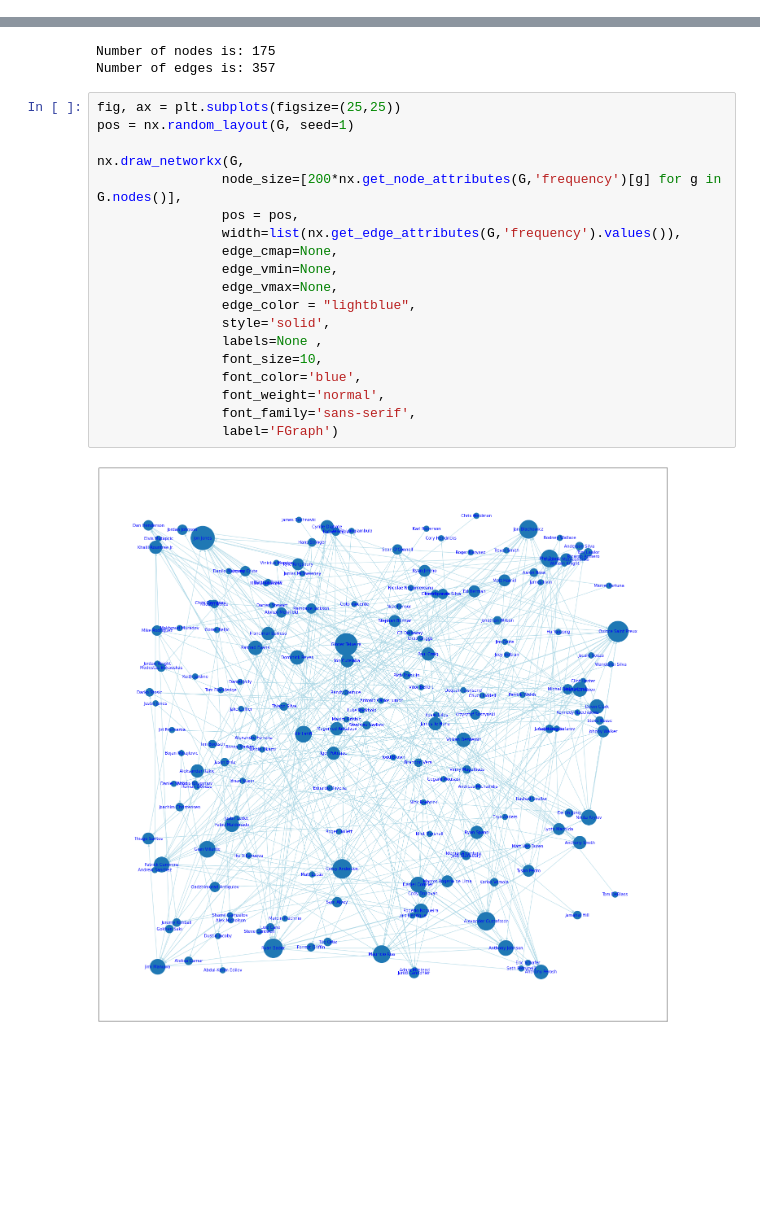
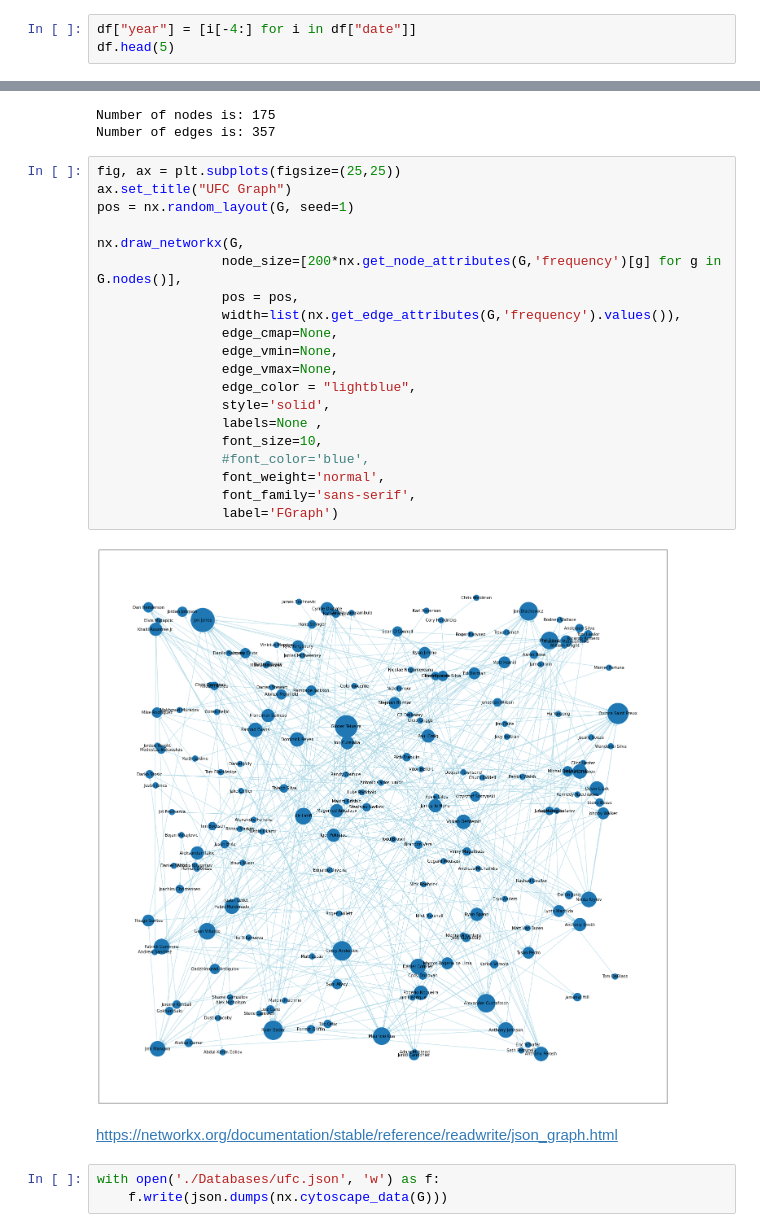
Before and after one commit to GermanoAndrade/BD-Final, a Jupyter notebook: trab_note_1.ipynb, the cells around one changed output, grey strips where cells are left out. Saved outputs shown, nothing was run; the diff lists cells and outputs as text; blank space fills up the shorter version.

Commit message:
Start the graph deployment process

```diff
--- a/trab_note_1.ipynb
+++ b/trab_note_1.ipynb
@@ -101,3 +103,6 @@ df.head(10)
 | 7 | Darren Elkins | Eduardo Garagorri | 11/7/2020 | Las Vegas, Nevada, USA | USA | False | Featherweight | MALE | 36.0 | 31.0 |
 | 8 | Max Griffin | Ramiz Brahimaj | 11/7/2020 | Las Vegas, Nevada, USA | USA | False | Welterweight | MALE | 34.0 | 27.0 |
 | 9 | Gustavo Lopez | Anthony Birchak | 11/7/2020 | Las Vegas, Nevada, USA | USA | False | Bantamweight | MALE | 31.0 | 34.0 |
+# %%
+df["year"] = [i[-4:] for i in df["date"]]
+df.head(5)
@@ -144,22 +159,28 @@ Number of nodes is: 175
 Number of edges is: 357
 # %%
 fig, ax = plt.subplots(figsize=(25,25))
+ax.set_title("UFC Graph")
 pos = nx.random_layout(G, seed=1)
 
 nx.draw_networkx(G,
                 node_size=[200*nx.get_node_attributes(G,'frequency')[g] for g in G.nodes()],
                 pos = pos,
                 width=list(nx.get_edge_attributes(G,'frequency').values()),
                 edge_cmap=None,
                 edge_vmin=None,
                 edge_vmax=None,
                 edge_color = "lightblue",
                 style='solid',
                 labels=None ,
                 font_size=10,
-                font_color='blue',
+                #font_color='blue',
                 font_weight='normal',
                 font_family='sans-serif',
                 label='FGraph')
 # %% [output]
-[figure, old version]
+[figure, new version]
+# %% [markdown]
+https://networkx.org/documentation/stable/reference/readwrite/json_graph.html
+# %%
+with open('./Databases/ufc.json', 'w') as f:
+    f.write(json.dumps(nx.cytoscape_data(G)))
```
Also changed, not shown: parts of 10 cells of this notebook.
